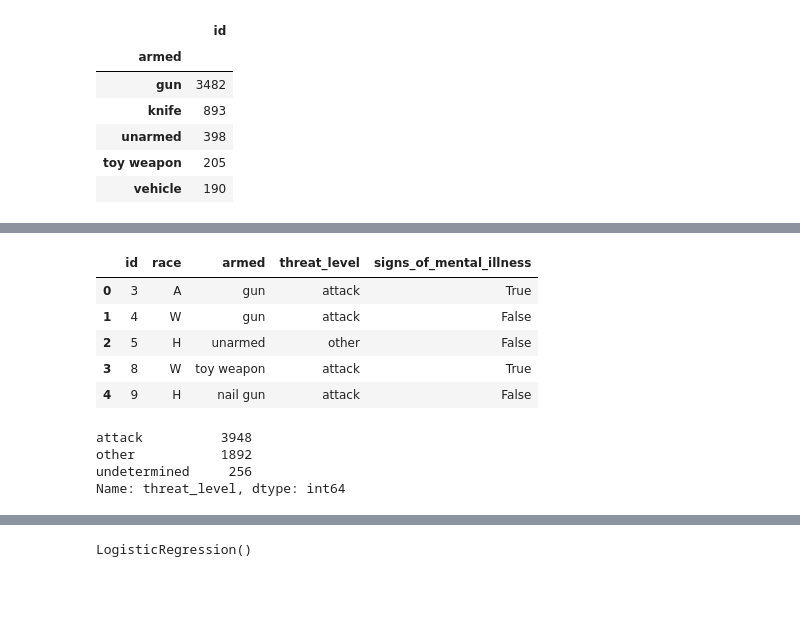
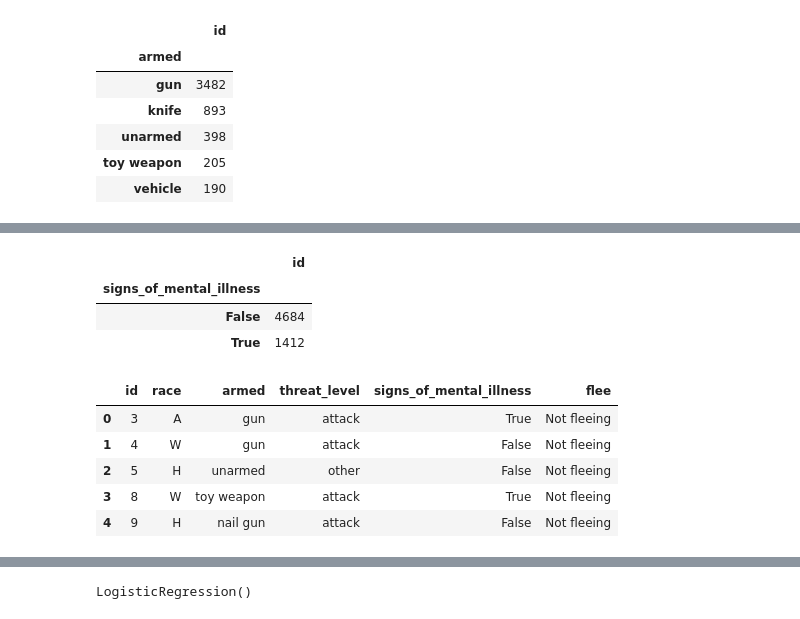
Before and after one commit to Blashford/Fatal-Shootings-By-Police, a Jupyter notebook: Logistic Regression Model.ipynb, the cells around one changed output, grey strips where cells are left out. Saved outputs shown, nothing was run; the diff lists cells and outputs as text; code cells hidden in the pictures; blank space fills up the shorter version.

```diff
--- a/Logistic Regression Model.ipynb
+++ b/Logistic Regression Model.ipynb
@@ -74,17 +99,21 @@ armed_grouping.head()
+# %%
+mh_grouping = data.loc[:, ["id", "signs_of_mental_illness"]]
+mh_grouping = mh_grouping.groupby(["signs_of_mental_illness"])["id"].count()
+mh_grouping = pd.DataFrame(mh_grouping)
+mh_grouping = mh_grouping.sort_values("id", ascending=False)
+mh_grouping.head()
+# %% [output]
+|  | id |
+| signs_of_mental_illness |  |
+| False | 4684 |
+| True | 1412 |
 # %%
-reduced_df = data.loc[:, ["id", "race", "armed", "threat_level", "signs_of_mental_illness"]]
+reduced_df = data.loc[:, ["id", "race", "armed", "threat_level", "signs_of_mental_illness", "flee"]]
 reduced_df.head()
 # %% [output]
-|  | id | race | armed | threat_level | signs_of_mental_illness |
-| 0 | 3 | A | gun | attack | True |
-| 1 | 4 | W | gun | attack | False |
-| 2 | 5 | H | unarmed | other | False |
-| 3 | 8 | W | toy weapon | attack | True |
-| 4 | 9 | H | nail gun | attack | False |
+|  | id | race | armed | threat_level | signs_of_mental_illness | flee |
+| 0 | 3 | A | gun | attack | True | Not fleeing |
+| 1 | 4 | W | gun | attack | False | Not fleeing |
+| 2 | 5 | H | unarmed | other | False | Not fleeing |
+| 3 | 8 | W | toy weapon | attack | True | Not fleeing |
+| 4 | 9 | H | nail gun | attack | False | Not fleeing |
-# %%
-reduced_df["threat_level"].value_counts()
-# %% [output]
-attack          3948
-other           1892
-undetermined     256
-Name: threat_level, dtype: int64
```
Also changed, not shown: parts of 30 cells of this notebook.
